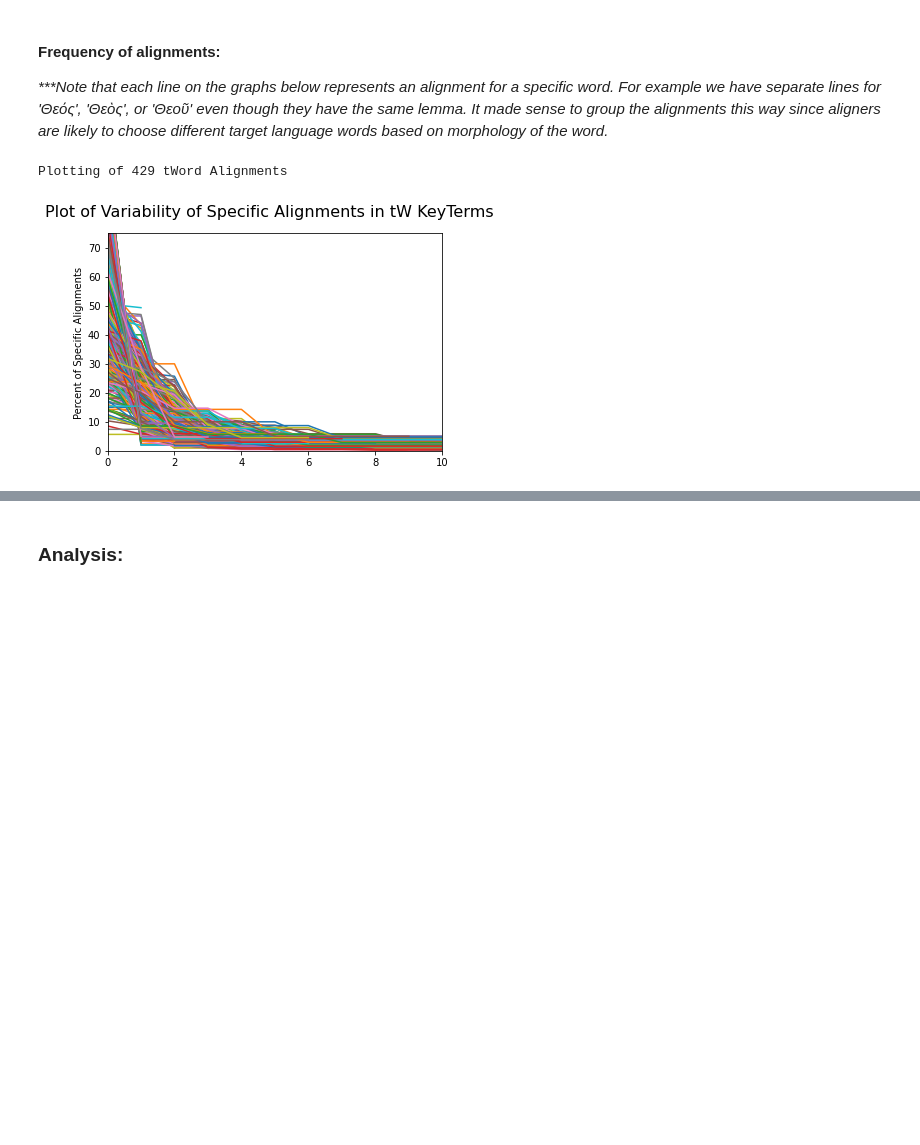
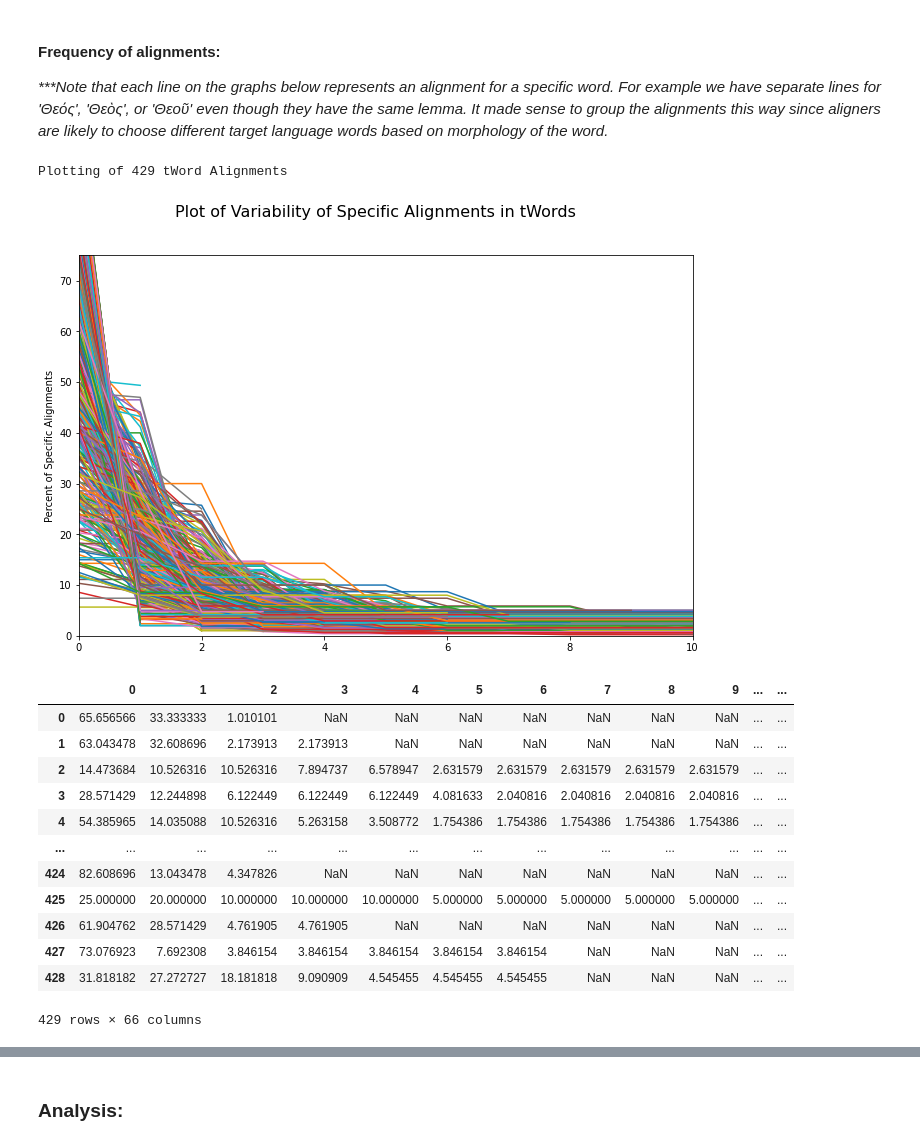
Before and after one commit to unfoldingWord-box3/alignment-ml, a Jupyter notebook: plot_multi_alignments_twords.ipynb, the cells around one changed output, grey strips where cells are left out. Saved outputs shown, nothing was run; the diff lists cells and outputs as text; code cells hidden in the pictures; blank space fills up the shorter version.

```diff
--- a/plot_multi_alignments_twords.ipynb
+++ b/plot_multi_alignments_twords.ipynb
@@ -59,15 +61,30 @@ _***Note that each line on the graphs below represents an alignment for a specif
 # %%
 frequenciesOfAlignments, stats = db.getFrequenciesOfFieldInAlignments(filteredAlignmentsForWord, 'alignmentText')
 
 print(f"Plotting of {len(filteredAlignmentsForWord)} tWord Alignments")
-title = f"Plot of Variability of Specific Alignments in tW KeyTerms"
+title = f"Plot of Variability of Specific Alignments in tWords"
 ylabel = "Percent of Specific Alignments"
 xlimit = [0, 10]
 ylimit = [0, 75]
 outputTable = plot.plotFrequencies(frequenciesOfAlignments, title, ylabel, showXValues=False, xlimit=xlimit, ylimit=ylimit)
+csvPath = "plotData_freqOfTWords.csv"
+db.saveListToCSV(csvPath, outputTable)
 # %% [output]
 Plotting of 429 tWord Alignments
-[figure, old version]
+[figure, new version]
+|  | 0 | 1 | 2 | 3 | 4 | 5 | 6 | 7 | 8 | 9 | ... | ... |
+| 0 | 65.656566 | 33.333333 | 1.010101 | NaN | NaN | NaN | NaN | NaN | NaN | NaN | ... | ... |
+| 1 | 63.043478 | 32.608696 | 2.173913 | 2.173913 | NaN | NaN | NaN | NaN | NaN | NaN | ... | ... |
+| 2 | 14.473684 | 10.526316 | 10.526316 | 7.894737 | 6.578947 | 2.631579 | 2.631579 | 2.631579 | 2.631579 | 2.631579 | ... | ... |
+| 3 | 28.571429 | 12.244898 | 6.122449 | 6.122449 | 6.122449 | 4.081633 | 2.040816 | 2.040816 | 2.040816 | 2.040816 | ... | ... |
+| 4 | 54.385965 | 14.035088 | 10.526316 | 5.263158 | 3.508772 | 1.754386 | 1.754386 | 1.754386 | 1.754386 | 1.754386 | ... | ... |
+| ... | ... | ... | ... | ... | ... | ... | ... | ... | ... | ... | ... | ... |
+| 424 | 82.608696 | 13.043478 | 4.347826 | NaN | NaN | NaN | NaN | NaN | NaN | NaN | ... | ... |
+| 425 | 25.000000 | 20.000000 | 10.000000 | 10.000000 | 10.000000 | 5.000000 | 5.000000 | 5.000000 | 5.000000 | 5.000000 | ... | ... |
+| 426 | 61.904762 | 28.571429 | 4.761905 | 4.761905 | NaN | NaN | NaN | NaN | NaN | NaN | ... | ... |
+| 427 | 73.076923 | 7.692308 | 3.846154 | 3.846154 | 3.846154 | 3.846154 | 3.846154 | NaN | NaN | NaN | ... | ... |
+| 428 | 31.818182 | 27.272727 | 18.181818 | 9.090909 | 4.545455 | 4.545455 | 4.545455 | NaN | NaN | NaN | ... | ... |
+429 rows × 66 columns
 # %%
 print(f"Testing all tWords")
 
```
Also changed, not shown: parts of 9 cells of this notebook, 15 other files.
